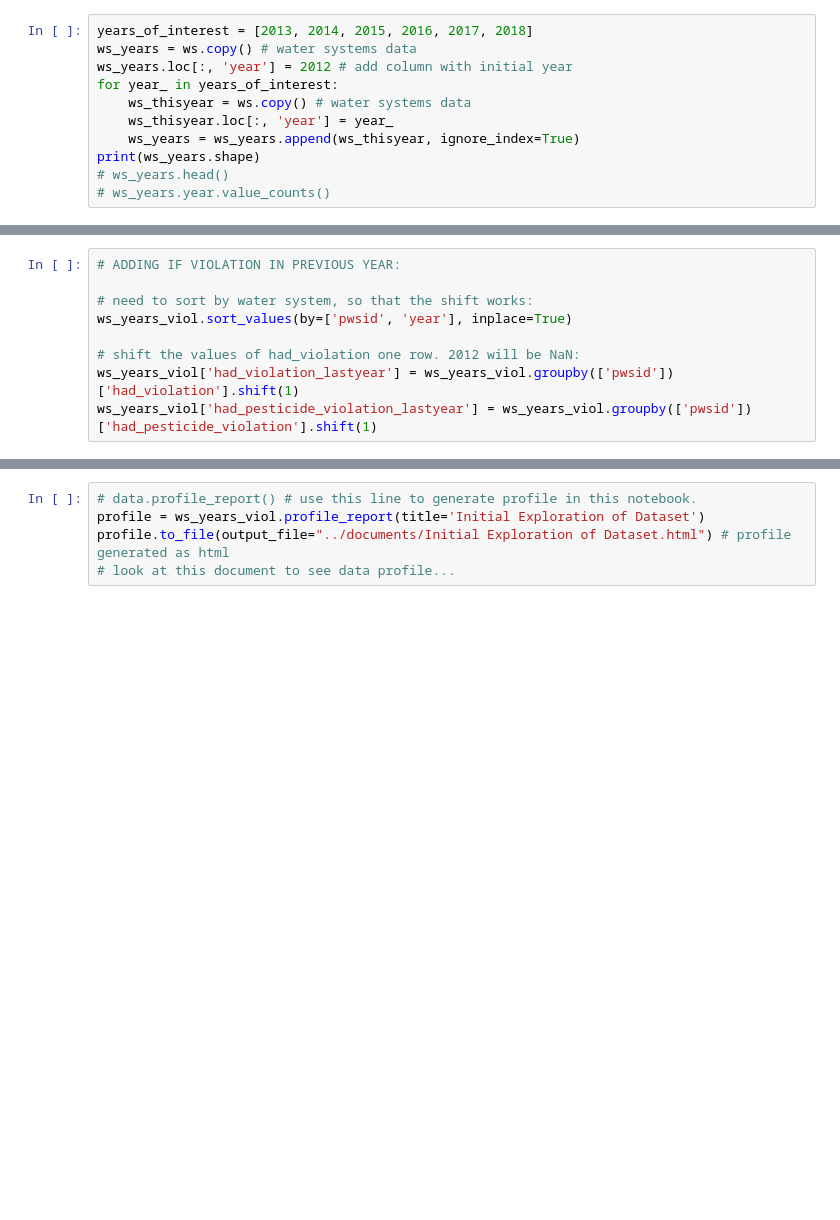
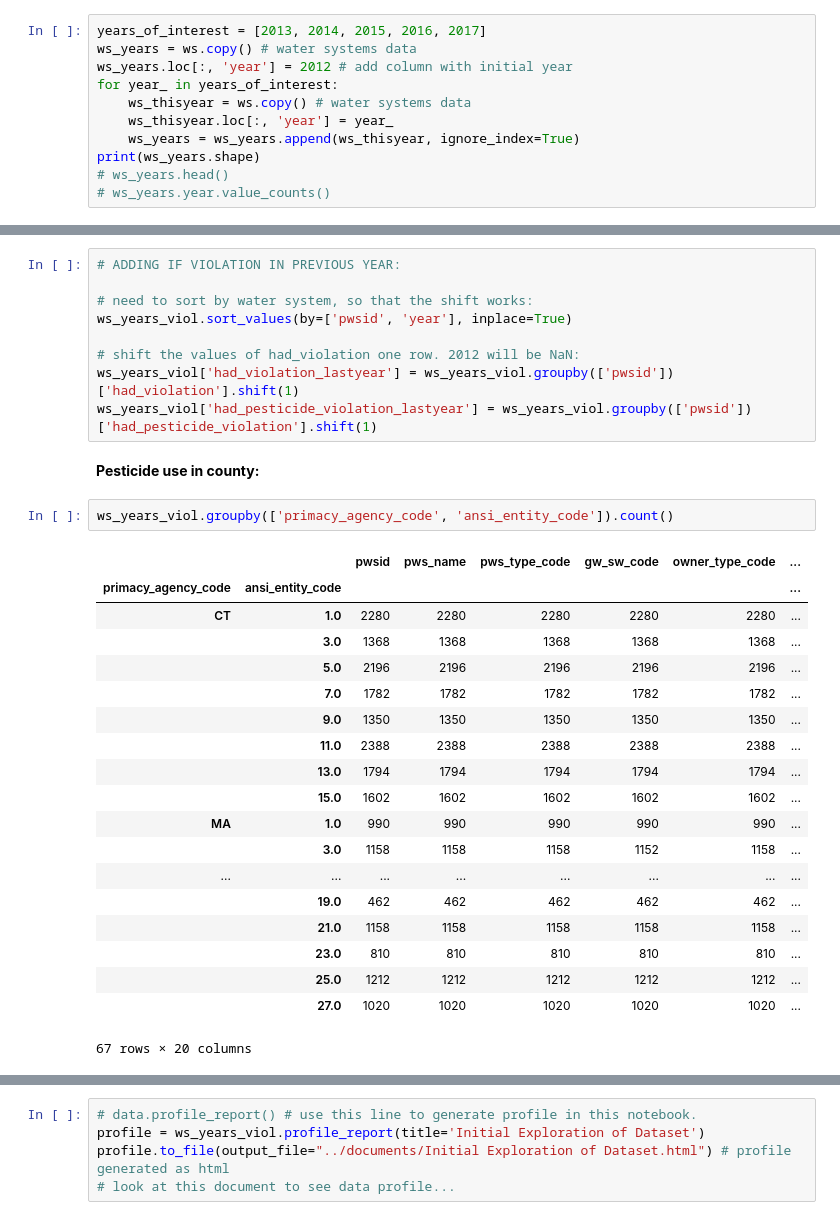
Before and after one commit to de-la-viz/pesticides_in_drinking_water, a Jupyter notebook: code/Data_Processing_and_Feature_Engineering.ipynb, the cells around one changed output, grey strips where cells are left out. Cells and saved outputs as stored; diff of their text form; blank space fills up the shorter version.

Commit message:
add pesticide use

```diff
--- a/code/Data_Processing_and_Feature_Engineering.ipynb
+++ b/code/Data_Processing_and_Feature_Engineering.ipynb
@@ -289,5 +301,5 @@ We start by creating "repeating" the water systems data for all years:
 # %%
-years_of_interest = [2013, 2014, 2015, 2016, 2017, 2018]
+years_of_interest = [2013, 2014, 2015, 2016, 2017]
 ws_years = ws.copy() # water systems data
 ws_years.loc[:, 'year'] = 2012 # add column with initial year
 for year_ in years_of_interest:
@@ -403,3 +417,27 @@ ws_years_viol.sort_values(by=['pwsid', 'year'], inplace=True)
 # shift the values of had_violation one row. 2012 will be NaN:
 ws_years_viol['had_violation_lastyear'] = ws_years_viol.groupby(['pwsid'])['had_violation'].shift(1)
 ws_years_viol['had_pesticide_violation_lastyear'] = ws_years_viol.groupby(['pwsid'])['had_pesticide_violation'].shift(1)
+# %% [markdown]
+**Pesticide use in county:**
+# %%
+ws_years_viol.groupby(['primacy_agency_code', 'ansi_entity_code']).count()
+# %% [output]
+|  |  | pwsid | pws_name | pws_type_code | gw_sw_code | owner_type_code | ... |
+| primacy_agency_code | ansi_entity_code |  |  |  |  |  | ... |
+| CT | 1.0 | 2280 | 2280 | 2280 | 2280 | 2280 | ... |
+|  | 3.0 | 1368 | 1368 | 1368 | 1368 | 1368 | ... |
+|  | 5.0 | 2196 | 2196 | 2196 | 2196 | 2196 | ... |
+|  | 7.0 | 1782 | 1782 | 1782 | 1782 | 1782 | ... |
+|  | 9.0 | 1350 | 1350 | 1350 | 1350 | 1350 | ... |
+|  | 11.0 | 2388 | 2388 | 2388 | 2388 | 2388 | ... |
+|  | 13.0 | 1794 | 1794 | 1794 | 1794 | 1794 | ... |
+|  | 15.0 | 1602 | 1602 | 1602 | 1602 | 1602 | ... |
+| MA | 1.0 | 990 | 990 | 990 | 990 | 990 | ... |
+|  | 3.0 | 1158 | 1158 | 1158 | 1152 | 1158 | ... |
+| ... | ... | ... | ... | ... | ... | ... | ... |
+|  | 19.0 | 462 | 462 | 462 | 462 | 462 | ... |
+|  | 21.0 | 1158 | 1158 | 1158 | 1158 | 1158 | ... |
+|  | 23.0 | 810 | 810 | 810 | 810 | 810 | ... |
+|  | 25.0 | 1212 | 1212 | 1212 | 1212 | 1212 | ... |
+|  | 27.0 | 1020 | 1020 | 1020 | 1020 | 1020 | ... |
+67 rows × 20 columns
```
Also changed, not shown: parts of 24 cells of this notebook.
